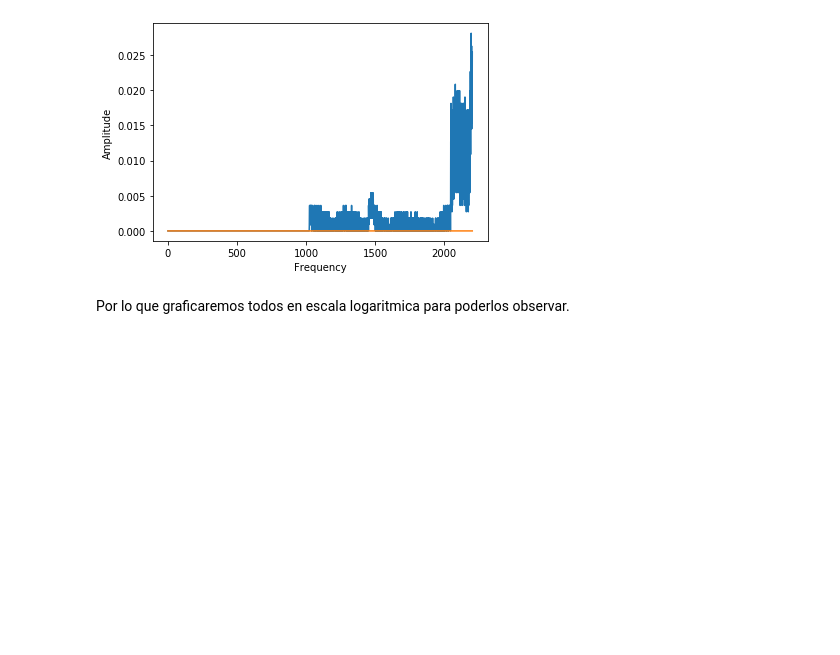
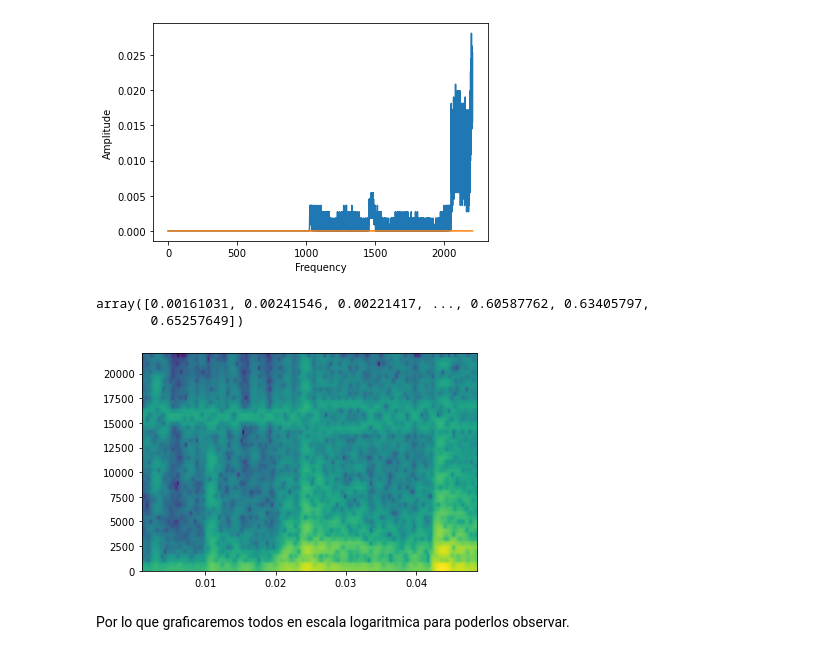
Before and after one commit to lfmarin/clases-ia, a Jupyter notebook: TIA - Sonidos.ipynb, the cells around one changed output. Cells and saved outputs as stored; diff of their text form; code cells hidden in the pictures; blank space fills up the shorter version.

```diff
--- a/TIA - Sonidos.ipynb
+++ b/TIA - Sonidos.ipynb
@@ -140,6 +140,15 @@ plt.xlabel('Frequency')
 # %% [output]
 Text(0.5, 0, 'Frequency')
 [figure]
+# %%
+sigcut = np.transpose(Pxx).flatten()
+sigcut = sigcut[sigcut>0]
+plt.specgram(sigcut, NFFT=100, Fs=44100, noverlap=90)
+sigcut
+# %% [output]
+array([0.00161031, 0.00241546, 0.00221417, ..., 0.60587762, 0.63405797,
+       0.65257649])
+[figure, added]
 # %% [markdown]
 Por lo que graficaremos todos en escala logaritmica para poderlos observar.
 # %%
```
Also changed, not shown: parts of 12 cells of this notebook.
